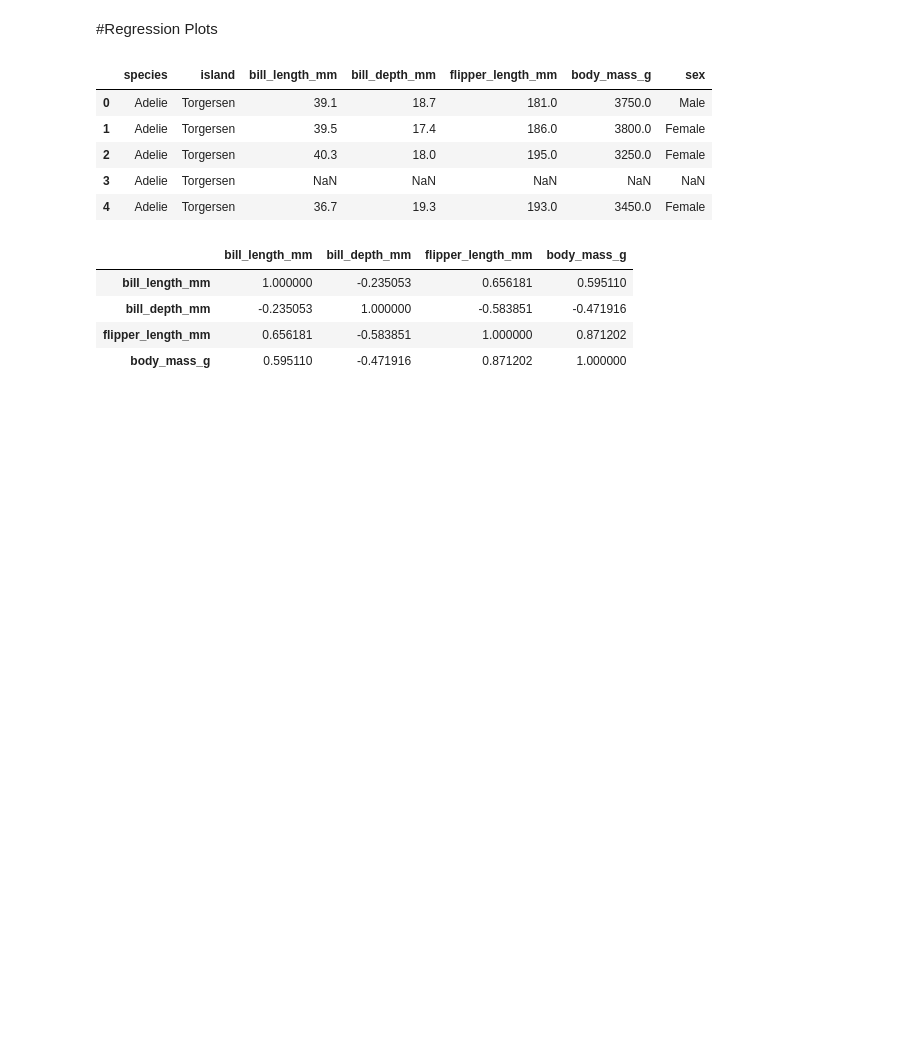
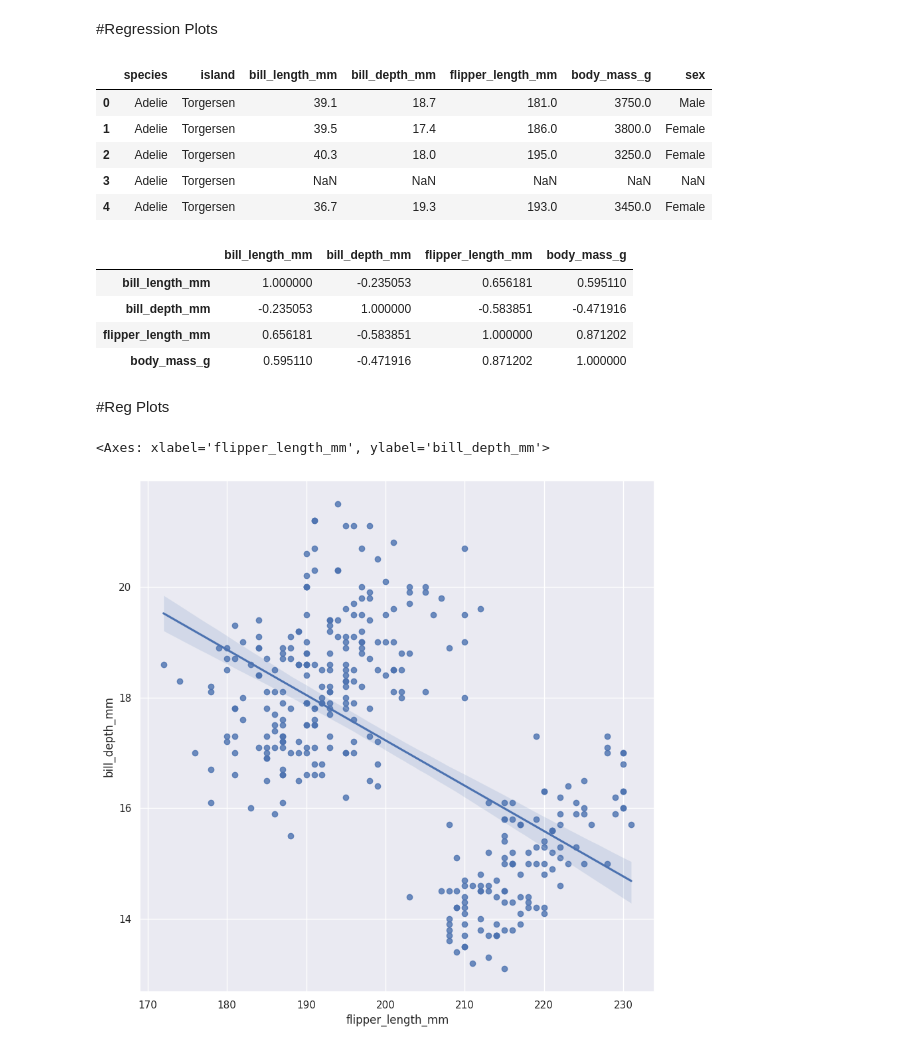
Before and after one commit to KeerthanaSistla/Python-for-Data-Analysis-Visualization, a Jupyter notebook: Seaborn.ipynb, the cells around one changed output. Drawn from its saved outputs; the diff is of its cells as text; code cells hidden in the pictures; blank space fills up the shorter version.

```diff
--- a/Seaborn.ipynb
+++ b/Seaborn.ipynb
@@ -391,3 +391,12 @@ penguins.corr(numeric_only=True)
 | bill_depth_mm | -0.235053 | 1.000000 | -0.583851 | -0.471916 |
 | flipper_length_mm | 0.656181 | -0.583851 | 1.000000 | 0.871202 |
 | body_mass_g | 0.595110 | -0.471916 | 0.871202 | 1.000000 |
+# %% [markdown]
+#Reg Plots
+# %%
+plt.figure(figsize=(10,10))
+
+sns.regplot(x='flipper_length_mm', y ='bill_depth_mm', data=penguins)
+# %% [output]
+<Axes: xlabel='flipper_length_mm', ylabel='bill_depth_mm'>
+[figure, added]
```
Also changed, not shown: parts of 27 cells of this notebook.
